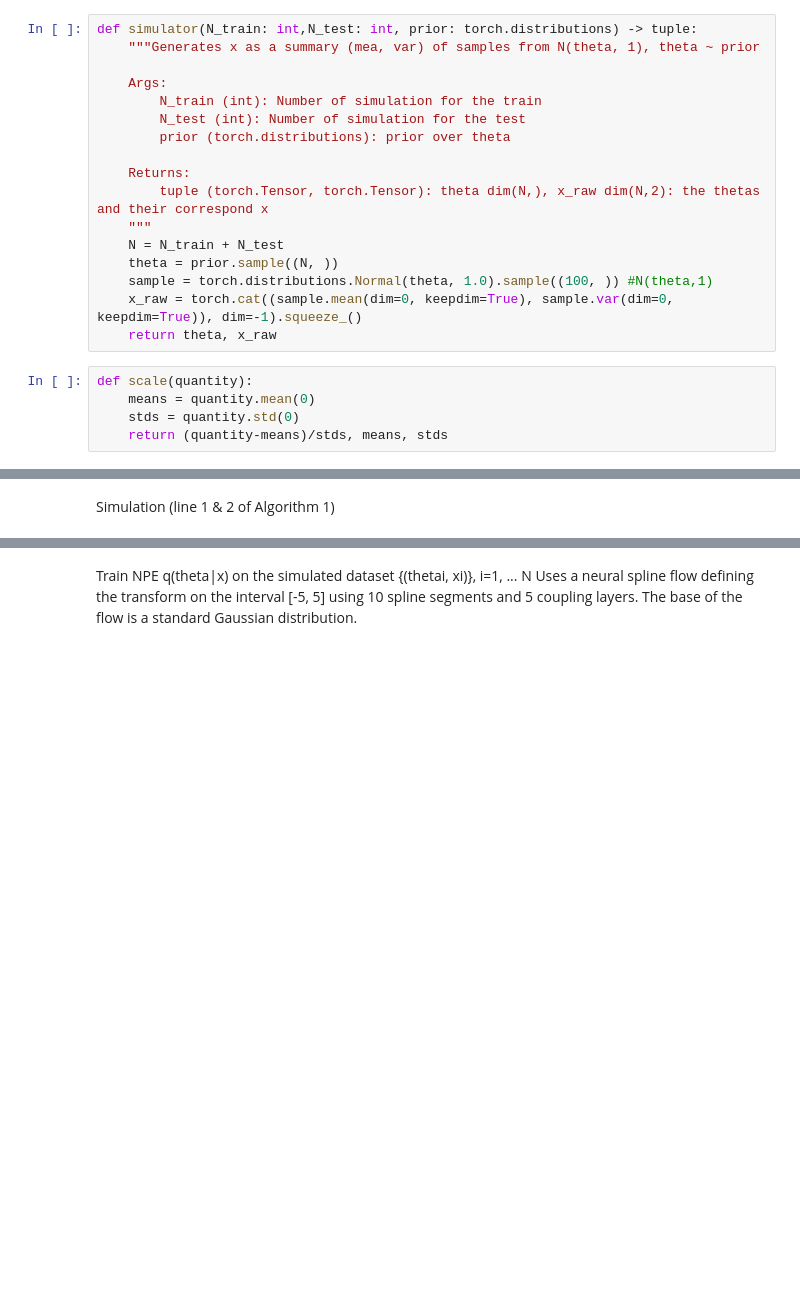
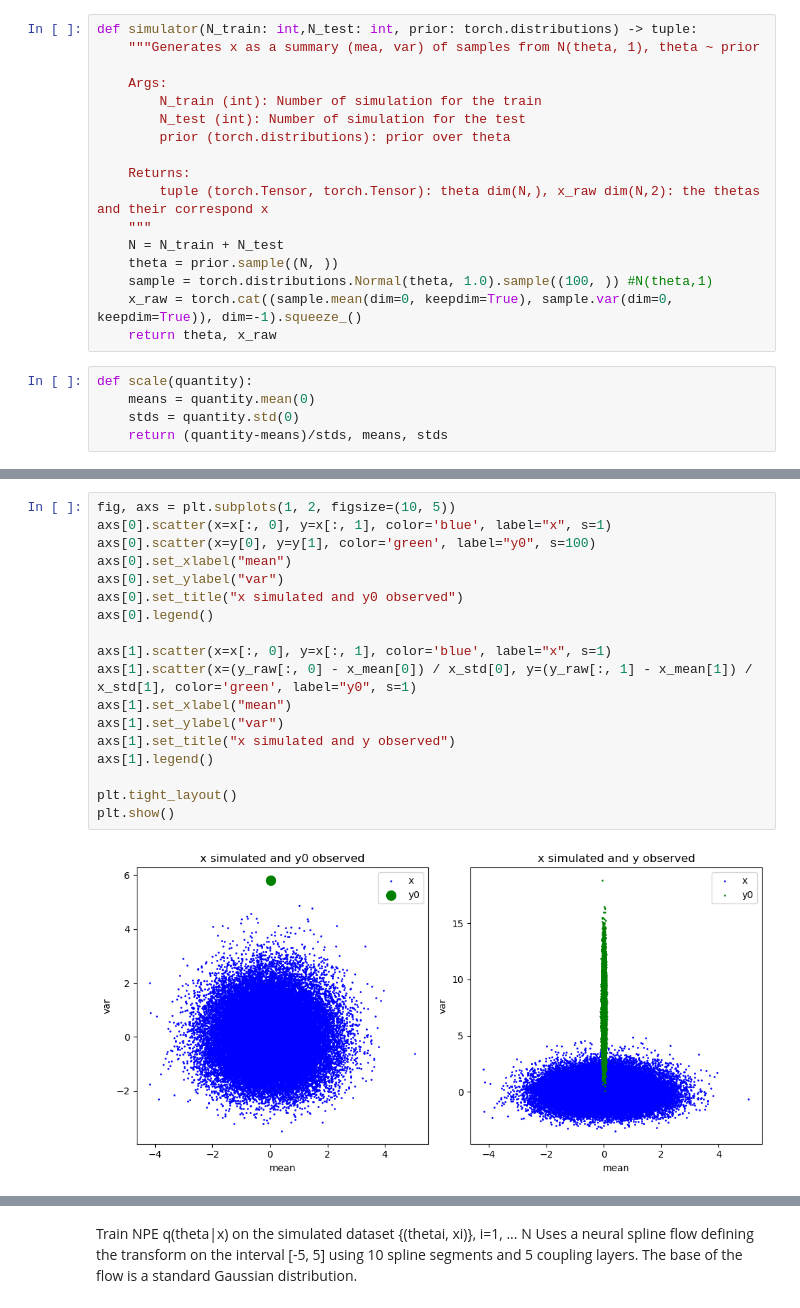
Before and after one commit to MouzaouiMatthieu/PFE, a Jupyter notebook: Robust_NPE.ipynb, the cells around one changed output, grey strips where cells are left out. Saved outputs shown, nothing was run; the diff lists cells and outputs as text; blank space fills up the shorter version.

```diff
--- a/Robust_NPE.ipynb
+++ b/Robust_NPE.ipynb
@@ -106,2 +110,20 @@ tensor([-0.0388,  5.9182])
-# %% [markdown]
-Simulation (line 1 & 2 of Algorithm 1)
+# %%
+fig, axs = plt.subplots(1, 2, figsize=(10, 5))
+axs[0].scatter(x=x[:, 0], y=x[:, 1], color='blue', label="x", s=1)
+axs[0].scatter(x=y[0], y=y[1], color='green', label="y0", s=100)
+axs[0].set_xlabel("mean")
+axs[0].set_ylabel("var")
+axs[0].set_title("x simulated and y0 observed")
+axs[0].legend()
+
+axs[1].scatter(x=x[:, 0], y=x[:, 1], color='blue', label="x", s=1)
+axs[1].scatter(x=(y_raw[:, 0] - x_mean[0]) / x_std[0], y=(y_raw[:, 1] - x_mean[1]) / x_std[1], color='green', label="y0", s=1)
+axs[1].set_xlabel("mean")
+axs[1].set_ylabel("var")
+axs[1].set_title("x simulated and y observed")
+axs[1].legend()
+
+plt.tight_layout()
+plt.show()
+# %% [output]
+[figure, added]
```
Also changed, not shown: parts of 36 cells of this notebook.
